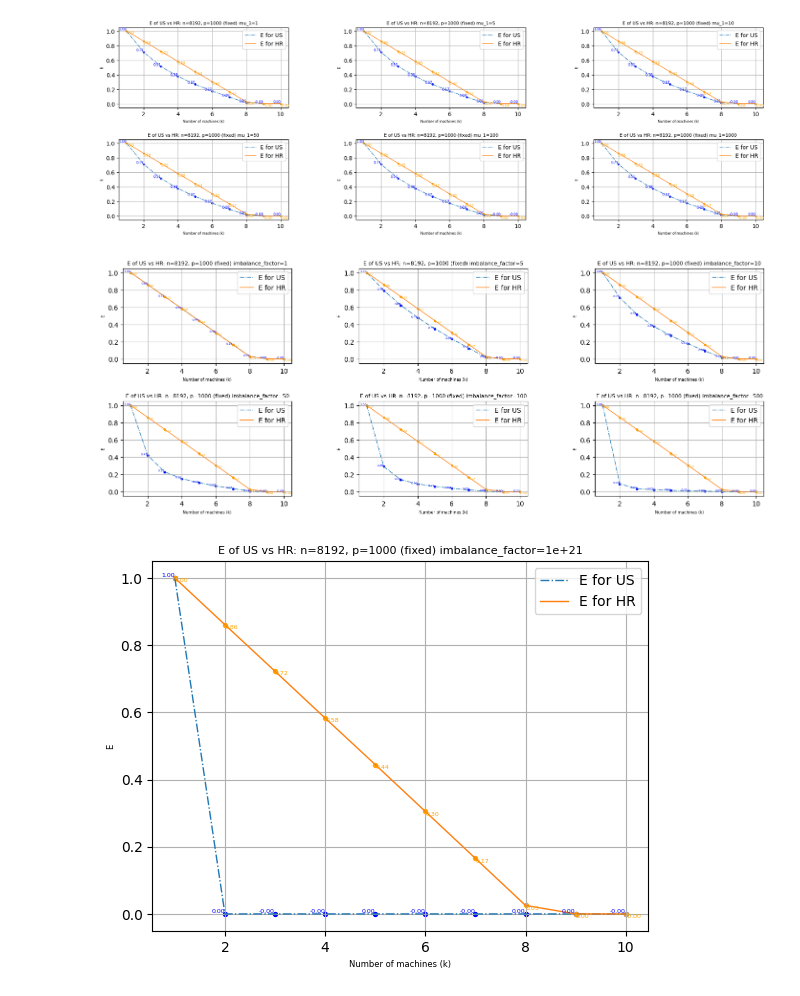
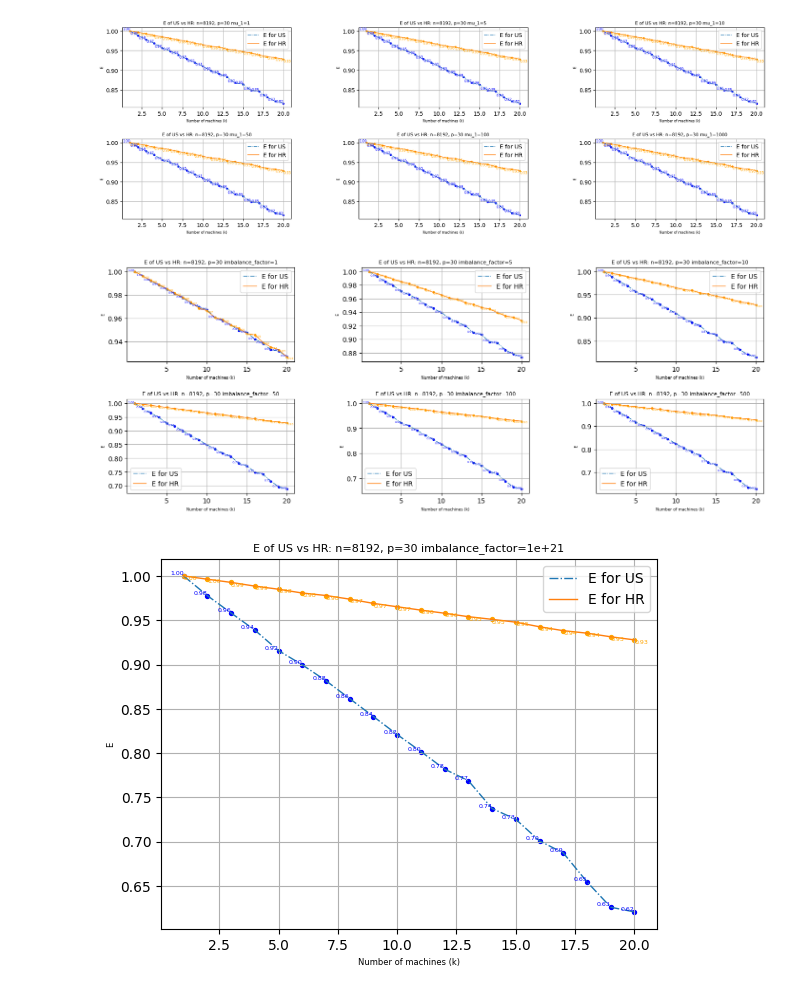
Before and after one commit to FergieLigaLlj/Statistical-Machine-Learning-Research-with-Pro.-Zhang-Zhixiang, a Jupyter notebook: Distributed Sketching for Randomized Optimization in Regression Training/Step5_What Kind of Xi will fall/Test_fixed_weight_High_Dimension.ipynb, the cells around one changed output. Saved outputs shown, nothing was run; the diff lists cells and outputs as text; code cells hidden in the pictures.

```diff
--- a/Distributed Sketching for Randomized Optimization in Regression Training/Step5_What Kind of Xi will fall/Test_fixed_weight_High_Dimension.ipynb
+++ b/Distributed Sketching for Randomized Optimization in Regression Training/Step5_What Kind of Xi will fall/Test_fixed_weight_High_Dimension.ipynb
@@ -177,7 +177,7 @@ def relative_efficiency_plot_imbalance(imbalance_factor, number, MSE_ols, X, Y,
     # Set labels, title, legend, and grid
     plt.xlabel('Number of machines (k)', fontsize=6)
     plt.ylabel('E', fontsize=6)
-    plt.title(f'E of US vs HR: n={X.shape[0]}, p={X.shape[1]} (fixed) imbalance_factor={imbalance_factor}', fontsize=8)
+    plt.title(f'E of US vs HR: n={X.shape[0]}, p={X.shape[1]} imbalance_factor={imbalance_factor}', fontsize=8)
     plt.legend()
     plt.grid()
 # %%
@@ -202,12 +202,12 @@ for i in range(1, 7):
     plt.subplot(2, 3, i)
     # Replace this with your plotting commands, e.g., plt.plot(...)
     plt.subplots_adjust(left=0.01, right=2.5, bottom=0.01, top=1, wspace=0.4, hspace=0.4)
-    plot_mu_1_change(10,mu_1_list[i-1],8192,1000,imbalance_factor=10,random_seed=42,delta=1)
+    plot_mu_1_change(20,mu_1_list[i-1],8192,30,imbalance_factor=10,random_seed=42,delta=1)
 
 # Display the figure
 plt.show()
 # %% [output]
-[figure, old version]
+[figure, new version]
 # %%
 var_list = [1,5,10,50,100,500]
 # Create a figure
@@ -218,16 +218,16 @@ for i in range(1, 7):
     plt.subplot(2, 3, i)
     # Replace this with your plotting commands, e.g., plt.plot(...)
     plt.subplots_adjust(left=0.01, right=2.1, bottom=0.01, top=1, wspace=0.4, hspace=0.4)
-    plot_var_change(10,5,8192,1000,imbalance_factor=var_list[i-1],random_seed=42,delta=1)
+    plot_var_change(20,5,8192,30,imbalance_factor=var_list[i-1],random_seed=42,delta=1)
 
 # Display the figure
 plt.show()
 # %% [output]
-[figure, old version]
+[figure, new version]
 # %%
 #Mimic when the imbalance factor tends to infinity_part_1
-plot_var_change(10,5,8192,1000,imbalance_factor=10e20,random_seed=42,delta=1)
+plot_var_change(20,5,8192,30,imbalance_factor=10e20,random_seed=42,delta=1)
 # %% [output]
-[figure, old version]
+[figure, new version]
 # %%
 #Mimic when the imbalance factor tends to infinity_part_2
```
Also changed, not shown: parts of 2 cells of this notebook, 1 other file.
